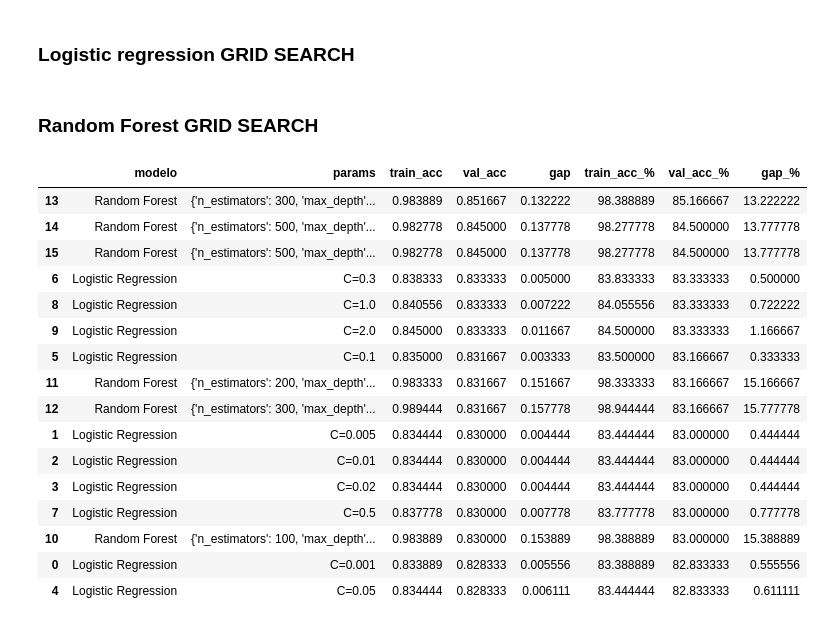
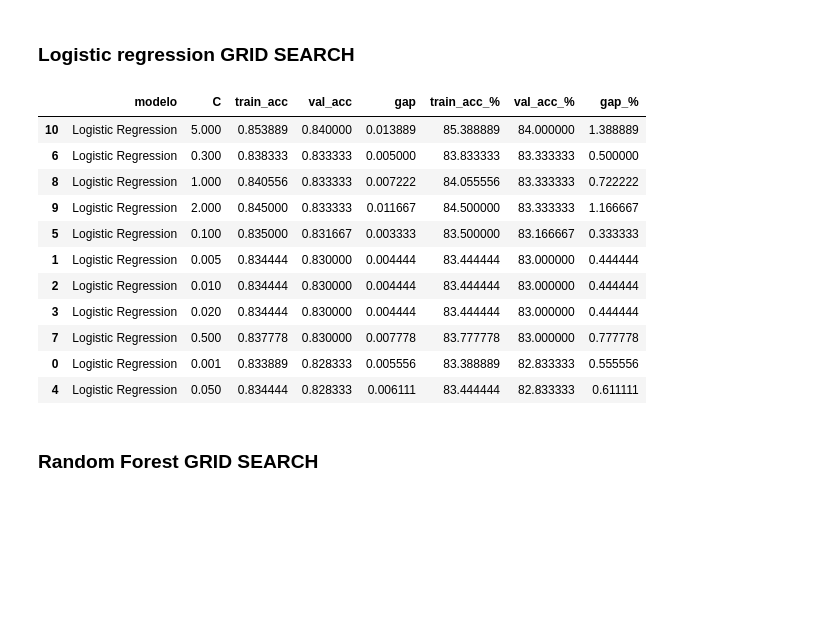
Before and after one commit to barajasangel1983/TC55043.10_NLP, a Jupyter notebook: notebooks/Clase4/MNA_NLP_semanas_4y5_Actividad_Embeddings_2026_HF.ipynb, the cells around one changed output. Saved outputs shown, nothing was run; the diff lists cells and outputs as text; code cells hidden in the pictures; blank space fills up the shorter version.

```diff
--- a/notebooks/Clase4/MNA_NLP_semanas_4y5_Actividad_Embeddings_2026_HF.ipynb
+++ b/notebooks/Clase4/MNA_NLP_semanas_4y5_Actividad_Embeddings_2026_HF.ipynb
@@ -742,14 +752,20 @@ from sklearn.metrics import accuracy_score
 # Modelo de Regresión Logística (Logistic Regression):
 modeloLRembeddings = LogisticRegression(
     random_state=1,
-    max_iter=1000,
-    C=0.02
+    max_iter=3000,
+    C=5
 )
 
 modeloLRembeddings.fit(trainEmb, ytrain)
 
 print('LR: Train-accuracy: %.2f%%' % (100*modeloLRembeddings.score(trainEmb, ytrain)))
 print('LR: Val-accuracy: %2.f%%' % (100*modeloLRembeddings.score(valEmb, yval)))
+print()
+
+y_pred_val_lr = modeloLRembeddings.predict(valEmb)
+print(classification_report(yval, y_pred_val_lr))
+
+
 
 
 # *********** Aquí termina la sección de agregar código *************
@@ -858,28 +1136,50 @@ None
 # %% [markdown]
 ### Logistic regression GRID SEARCH
 # %%
-C_values = [0.001, 0.005, 0.01, 0.02, 0.05, 0.1, 0.3, 0.5, 1.0, 2.0]
-resultados = []
-for C in C_values:
+from sklearn.linear_model import LogisticRegression
+
+resultados_lr = []
+
+for C in [0.001, 0.005, 0.01, 0.02, 0.05, 0.1, 0.3, 0.5, 1, 2, 5]:
 
     modelo = LogisticRegression(
-        random_state=1,
+        C=C,
         max_iter=3000,
-        C=C
+        random_state=1
     )
 
     modelo.fit(trainEmb, ytrain)
 
     train_acc = modelo.score(trainEmb, ytrain)
     val_acc = modelo.score(valEmb, yval)
     gap = train_acc - val_acc
 
-    resultados.append({
+    resultados_lr.append({
         "modelo": "Logistic Regression",
-        "params": f"C={C}",
+        "C": C,
         "train_acc": train_acc,
         "val_acc": val_acc,
         "gap": gap
     })
+
+df_lr = pd.DataFrame(resultados_lr)
+df_lr["train_acc_%"] = df_lr["train_acc"] * 100
+df_lr["val_acc_%"] = df_lr["val_acc"] * 100
+df_lr["gap_%"] = df_lr["gap"] * 100
+
+df_lr.sort_values(by=["val_acc", "gap"], ascending=[False, True])
+# %% [output]
+|  | modelo | C | train_acc | val_acc | gap | train_acc_% | val_acc_% | gap_% |
+| 10 | Logistic Regression | 5.000 | 0.853889 | 0.840000 | 0.013889 | 85.388889 | 84.000000 | 1.388889 |
+| 6 | Logistic Regression | 0.300 | 0.838333 | 0.833333 | 0.005000 | 83.833333 | 83.333333 | 0.500000 |
+| 8 | Logistic Regression | 1.000 | 0.840556 | 0.833333 | 0.007222 | 84.055556 | 83.333333 | 0.722222 |
+| 9 | Logistic Regression | 2.000 | 0.845000 | 0.833333 | 0.011667 | 84.500000 | 83.333333 | 1.166667 |
+| 5 | Logistic Regression | 0.100 | 0.835000 | 0.831667 | 0.003333 | 83.500000 | 83.166667 | 0.333333 |
+| 1 | Logistic Regression | 0.005 | 0.834444 | 0.830000 | 0.004444 | 83.444444 | 83.000000 | 0.444444 |
+| 2 | Logistic Regression | 0.010 | 0.834444 | 0.830000 | 0.004444 | 83.444444 | 83.000000 | 0.444444 |
+| 3 | Logistic Regression | 0.020 | 0.834444 | 0.830000 | 0.004444 | 83.444444 | 83.000000 | 0.444444 |
+| 7 | Logistic Regression | 0.500 | 0.837778 | 0.830000 | 0.007778 | 83.777778 | 83.000000 | 0.777778 |
+| 0 | Logistic Regression | 0.001 | 0.833889 | 0.828333 | 0.005556 | 83.388889 | 82.833333 | 0.555556 |
+| 4 | Logistic Regression | 0.050 | 0.834444 | 0.828333 | 0.006111 | 83.444444 | 82.833333 | 0.611111 |
 # %% [markdown]
 ### Random Forest GRID SEARCH
@@ -917,31 +1185,0 @@ for params in rf_grid:
-# %%
-df_resultados = pd.DataFrame(resultados)
-
-df_resultados["train_acc_%"] = df_resultados["train_acc"] * 100
-df_resultados["val_acc_%"] = df_resultados["val_acc"] * 100
-df_resultados["gap_%"] = df_resultados["gap"] * 100
-
-df_resultados = df_resultados.sort_values(
-    by=["val_acc", "gap"],
-    ascending=[False, True]
-)
-
-df_resultados
-# %% [output]
-|  | modelo | params | train_acc | val_acc | gap | train_acc_% | val_acc_% | gap_% |
-| 13 | Random Forest | {'n_estimators': 300, 'max_depth'... | 0.983889 | 0.851667 | 0.132222 | 98.388889 | 85.166667 | 13.222222 |
-| 14 | Random Forest | {'n_estimators': 500, 'max_depth'... | 0.982778 | 0.845000 | 0.137778 | 98.277778 | 84.500000 | 13.777778 |
-| 15 | Random Forest | {'n_estimators': 500, 'max_depth'... | 0.982778 | 0.845000 | 0.137778 | 98.277778 | 84.500000 | 13.777778 |
-| 6 | Logistic Regression | C=0.3 | 0.838333 | 0.833333 | 0.005000 | 83.833333 | 83.333333 | 0.500000 |
-| 8 | Logistic Regression | C=1.0 | 0.840556 | 0.833333 | 0.007222 | 84.055556 | 83.333333 | 0.722222 |
-| 9 | Logistic Regression | C=2.0 | 0.845000 | 0.833333 | 0.011667 | 84.500000 | 83.333333 | 1.166667 |
-| 5 | Logistic Regression | C=0.1 | 0.835000 | 0.831667 | 0.003333 | 83.500000 | 83.166667 | 0.333333 |
-| 11 | Random Forest | {'n_estimators': 200, 'max_depth'... | 0.983333 | 0.831667 | 0.151667 | 98.333333 | 83.166667 | 15.166667 |
-| 12 | Random Forest | {'n_estimators': 300, 'max_depth'... | 0.989444 | 0.831667 | 0.157778 | 98.944444 | 83.166667 | 15.777778 |
-| 1 | Logistic Regression | C=0.005 | 0.834444 | 0.830000 | 0.004444 | 83.444444 | 83.000000 | 0.444444 |
-| 2 | Logistic Regression | C=0.01 | 0.834444 | 0.830000 | 0.004444 | 83.444444 | 83.000000 | 0.444444 |
-| 3 | Logistic Regression | C=0.02 | 0.834444 | 0.830000 | 0.004444 | 83.444444 | 83.000000 | 0.444444 |
-| 7 | Logistic Regression | C=0.5 | 0.837778 | 0.830000 | 0.007778 | 83.777778 | 83.000000 | 0.777778 |
-| 10 | Random Forest | {'n_estimators': 100, 'max_depth'... | 0.983889 | 0.830000 | 0.153889 | 98.388889 | 83.000000 | 15.388889 |
-| 0 | Logistic Regression | C=0.001 | 0.833889 | 0.828333 | 0.005556 | 83.388889 | 82.833333 | 0.555556 |
-| 4 | Logistic Regression | C=0.05 | 0.834444 | 0.828333 | 0.006111 | 83.444444 | 82.833333 | 0.611111 |
```
Also changed, not shown: parts of 21 cells of this notebook.
